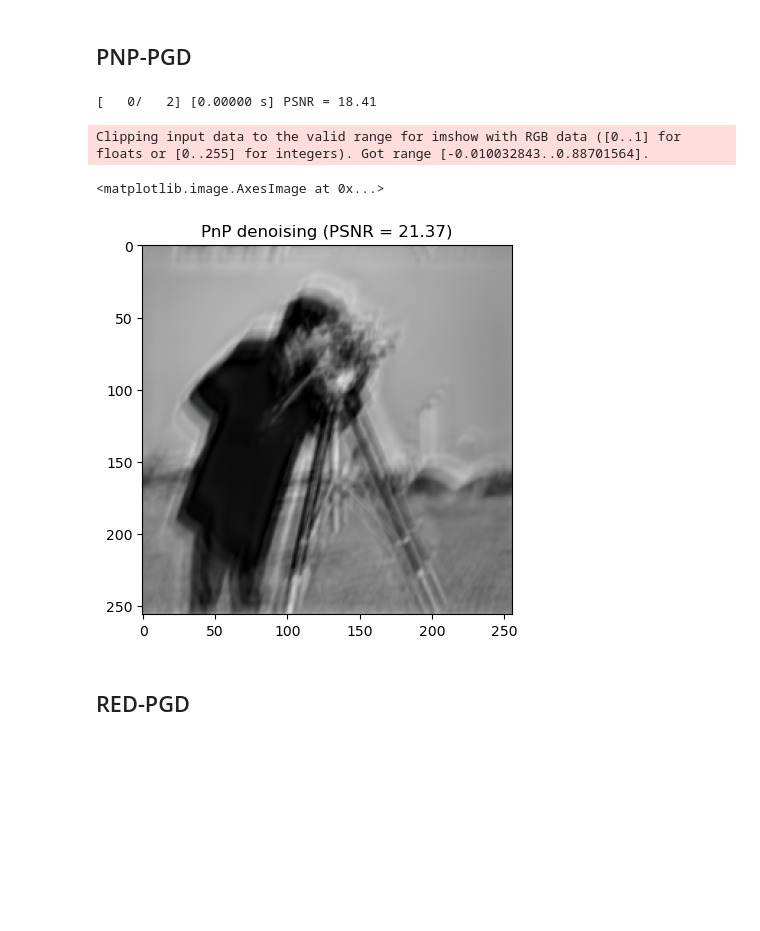
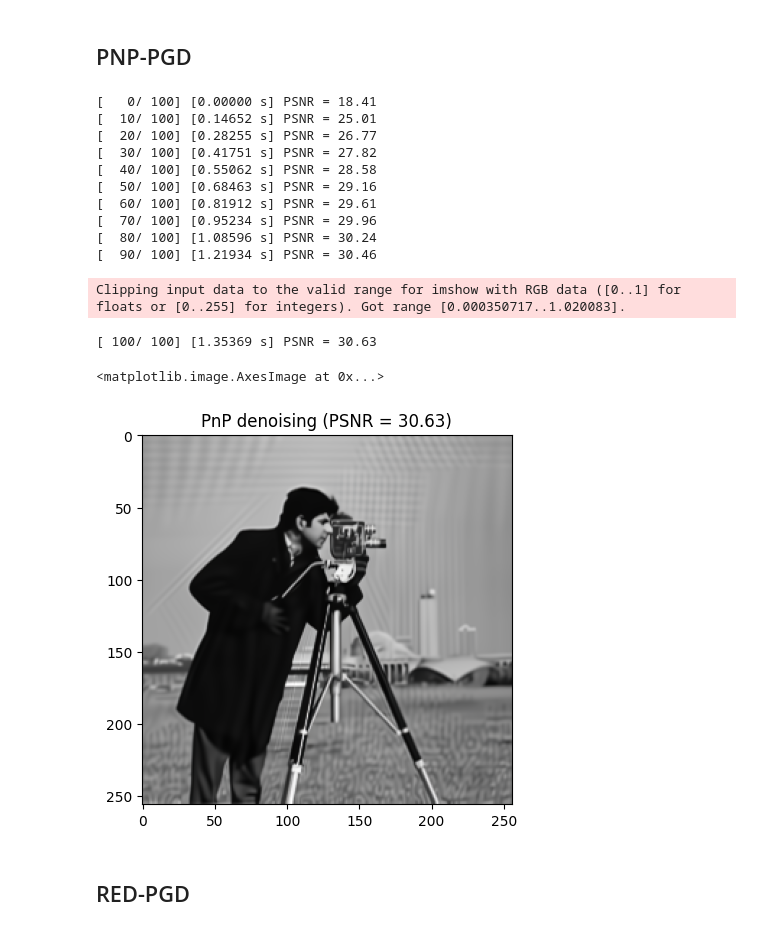
Before and after one commit to SullivanCastro/GMI_experiment, a Jupyter notebook: experiments.ipynb, the cells around one changed output. Cells and saved outputs as stored; diff of their text form; code cells hidden in the pictures; blank space fills up the shorter version.

```diff
--- a/experiments.ipynb
+++ b/experiments.ipynb
@@ -59,15 +59,25 @@ plt.imshow(noisy_image.cpu(), cmap='gray')
 # %% [markdown]
 ## PNP-PGD
 # %%
-x_pnp, psnr_pnp, psnr_pnp_list = pnp_pgd_denoising("images/photographer.png", niter=2)
+x_pnp, psnr_pnp, psnr_pnp_list = pnp_pgd_denoising("images/photographer.png", niter=100)
 
 plt.title(f"PnP denoising (PSNR = {psnr_pnp:.2f})")
 plt.imshow(x_pnp, cmap='gray')
 # %% [output]
-[   0/   2] [0.00000 s] PSNR = 18.41
+[   0/ 100] [0.00000 s] PSNR = 18.41
+[  10/ 100] [0.14652 s] PSNR = 25.01
+[  20/ 100] [0.28255 s] PSNR = 26.77
+[  30/ 100] [0.41751 s] PSNR = 27.82
+[  40/ 100] [0.55062 s] PSNR = 28.58
+[  50/ 100] [0.68463 s] PSNR = 29.16
+[  60/ 100] [0.81912 s] PSNR = 29.61
+[  70/ 100] [0.95234 s] PSNR = 29.96
+[  80/ 100] [1.08596 s] PSNR = 30.24
+[  90/ 100] [1.21934 s] PSNR = 30.46
-Clipping input data to the valid range for imshow with RGB data ([0..1] for floats or [0..255] for integers). Got range [-0.010032843..0.88701564].
+Clipping input data to the valid range for imshow with RGB data ([0..1] for floats or [0..255] for integers). Got range [0.000350717..1.020083].
-<matplotlib.image.AxesImage at 0x...>
+[ 100/ 100] [1.35369 s] PSNR = 30.63
+<matplotlib.image.AxesImage at 0x...>
-[figure, old version]
+[figure, new version]
 # %% [markdown]
 ## RED-PGD
 # %%
```
Also changed, not shown: parts of 5 cells of this notebook, 1 other file.
